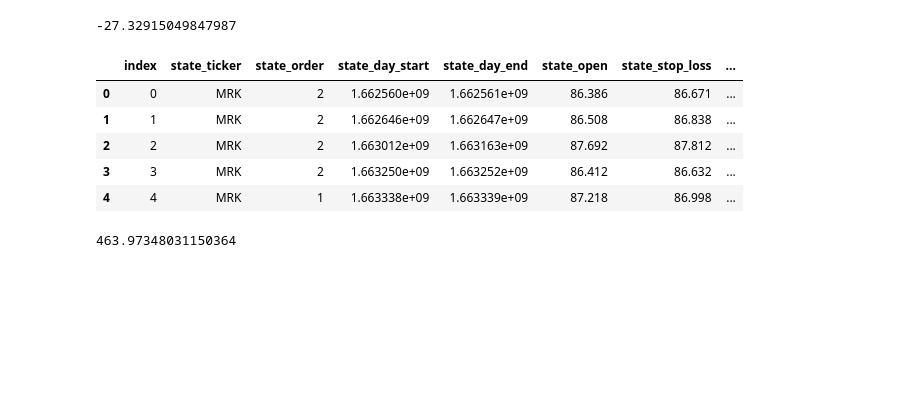
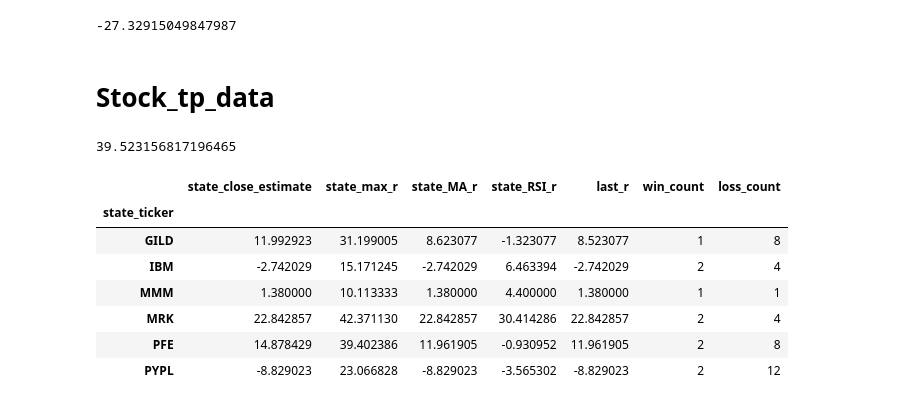
Before and after one commit to trollssqwer/stock-app, a Jupyter notebook: test.ipynb, the cells around one changed output. Cells and saved outputs as stored; diff of their text form; code cells hidden in the pictures; blank space fills up the shorter version.

```diff
--- a/test.ipynb
+++ b/test.ipynb
@@ -268,23 +147,10 @@ concat_chain_data['estimate_with_thresh'] = concat_chain_data.state_chain.apply(
 concat_chain_data.estimate_with_thresh.sum()
 # %% [output]
 -27.32915049847987
-# %%
-import glob , os
-concat_data = pd.DataFrame()
-for path in glob.glob("/Users/tranthong/Desktop/stock-app/state_output/state_output/*.csv"):
-    tp_data = preprocess_tp_data(path)
-    concat_data = pd.concat([tp_data, concat_data])
-concat_data.reset_index(inplace=True)
-concat_data.head(5)
-# %% [output]
-|  | index | state_ticker | state_order | state_day_start | state_day_end | state_open | state_stop_loss | ... |
-| 0 | 0 | MRK | 2 | 1.662560e+09 | 1.662561e+09 | 86.386 | 86.671 | ... |
-| 1 | 1 | MRK | 2 | 1.662646e+09 | 1.662647e+09 | 86.508 | 86.838 | ... |
-| 2 | 2 | MRK | 2 | 1.663012e+09 | 1.663163e+09 | 87.692 | 87.812 | ... |
-| 3 | 3 | MRK | 2 | 1.663250e+09 | 1.663252e+09 | 86.412 | 86.632 | ... |
-| 4 | 4 | MRK | 1 | 1.663338e+09 | 1.663339e+09 | 87.218 | 86.998 | ... |
+# %% [markdown]
+# Stock_tp_data
 # %%
-tp_data = concat_data
+tp_data = tp_data
 stock_tp_data = tp_data[['state_ticker','state_close_estimate','state_max_r','state_MA_r','state_RSI_r','last_r']].groupby('state_ticker').sum()
 stock_tp_data['win_count'] = tp_data[['state_ticker','state_close_estimate','state_max_r','state_MA_r','state_RSI_r','last_r']].loc[tp_data.state_MA_r > 0].groupby('state_ticker').count().state_MA_r
 stock_tp_data['loss_count'] = tp_data[['state_ticker','state_close_estimate','state_max_r','state_MA_r','state_RSI_r','last_r']].loc[tp_data.state_MA_r < 0].groupby('state_ticker').count().state_MA_r
@@ -292,4 +158,15 @@ stock_tp_data.win_count.fillna(0 , inplace = True)
 stock_tp_data['win_count'] = stock_tp_data['win_count'].astype(int)
 stock_tp_data.loc[stock_tp_data.state_close_estimate > -20].state_close_estimate.sum()
 # %% [output]
-463.97348031150364
+39.523156817196465
+# %%
+stock_tp_data
+# %% [output]
+|  | state_close_estimate | state_max_r | state_MA_r | state_RSI_r | last_r | win_count | loss_count |
+| state_ticker |  |  |  |  |  |  |  |
+| GILD | 11.992923 | 31.199005 | 8.623077 | -1.323077 | 8.523077 | 1 | 8 |
+| IBM | -2.742029 | 15.171245 | -2.742029 | 6.463394 | -2.742029 | 2 | 4 |
+| MMM | 1.380000 | 10.113333 | 1.380000 | 4.400000 | 1.380000 | 1 | 1 |
+| MRK | 22.842857 | 42.371130 | 22.842857 | 30.414286 | 22.842857 | 2 | 4 |
+| PFE | 14.878429 | 39.402386 | 11.961905 | -0.930952 | 11.961905 | 2 | 8 |
+| PYPL | -8.829023 | 23.066828 | -8.829023 | -3.565302 | -8.829023 | 2 | 12 |
```
Also changed, not shown: parts of 29 cells of this notebook.
